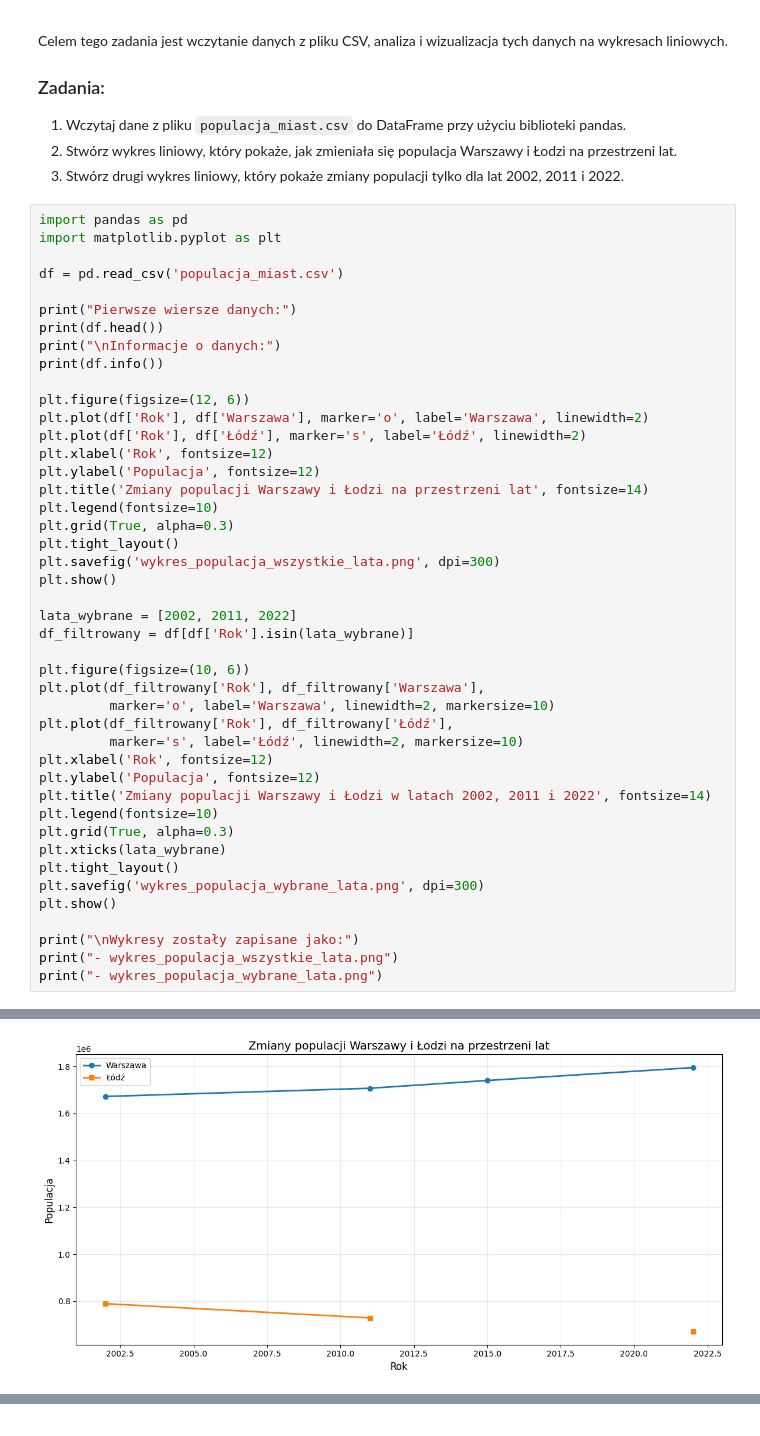
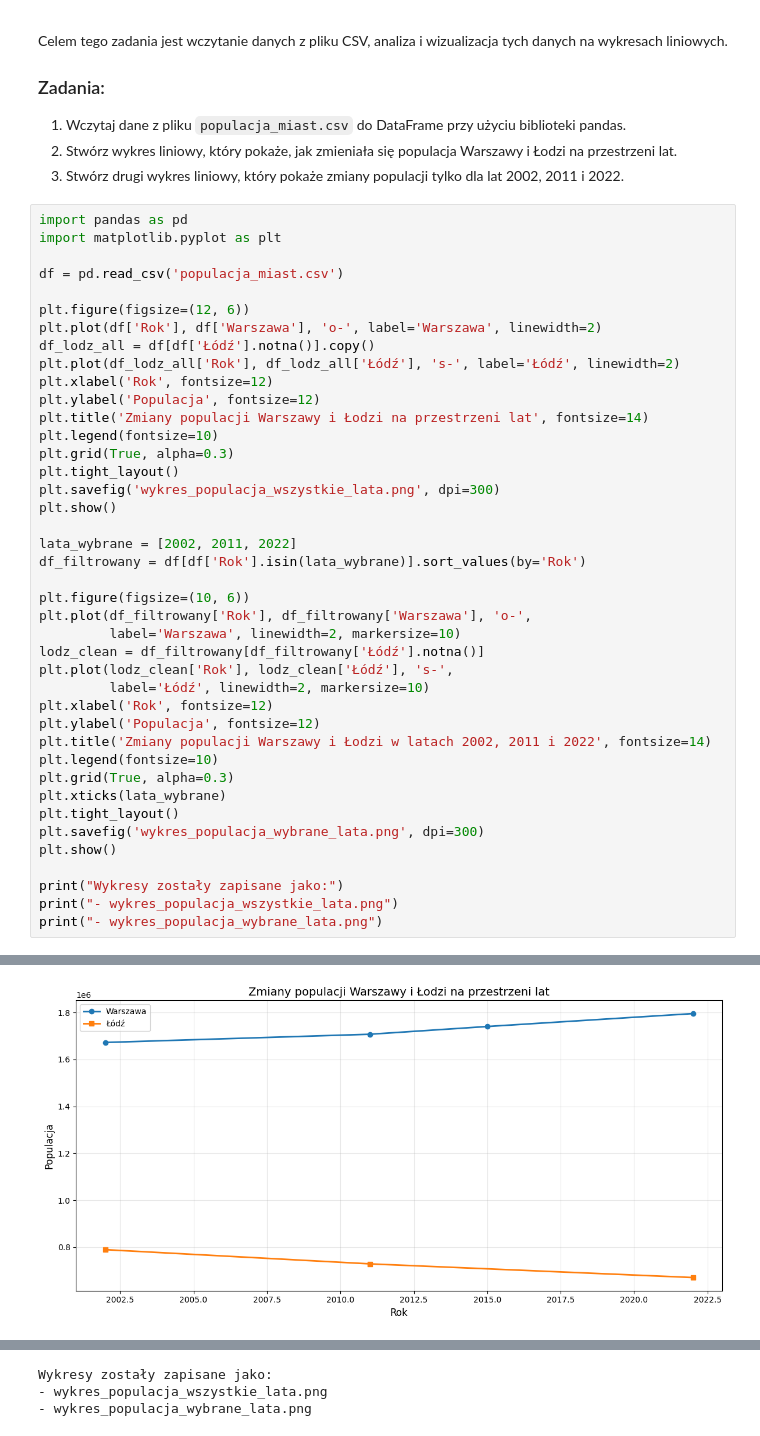
Before and after one commit to GabrielWalak/Eksploracja-danych, a Jupyter notebook: zaj2_pandas_wykresy.ipynb, the cells around one changed output, grey strips where cells are left out. Cells and saved outputs as stored; diff of their text form.

```diff
--- a/zaj2_pandas_wykresy.ipynb
+++ b/zaj2_pandas_wykresy.ipynb
@@ -337,14 +337,10 @@ import matplotlib.pyplot as plt
 
 df = pd.read_csv('populacja_miast.csv')
 
-print("Pierwsze wiersze danych:")
-print(df.head())
-print("\nInformacje o danych:")
-print(df.info())
-
 plt.figure(figsize=(12, 6))
-plt.plot(df['Rok'], df['Warszawa'], marker='o', label='Warszawa', linewidth=2)
-plt.plot(df['Rok'], df['Łódź'], marker='s', label='Łódź', linewidth=2)
+plt.plot(df['Rok'], df['Warszawa'], 'o-', label='Warszawa', linewidth=2)
+df_lodz_all = df[df['Łódź'].notna()].copy()
+plt.plot(df_lodz_all['Rok'], df_lodz_all['Łódź'], 's-', label='Łódź', linewidth=2)
 plt.xlabel('Rok', fontsize=12)
 plt.ylabel('Populacja', fontsize=12)
 plt.title('Zmiany populacji Warszawy i Łodzi na przestrzeni lat', fontsize=14)
@@ -355,13 +351,14 @@ plt.savefig('wykres_populacja_wszystkie_lata.png', dpi=300)
 plt.show()
 
 lata_wybrane = [2002, 2011, 2022]
-df_filtrowany = df[df['Rok'].isin(lata_wybrane)]
+df_filtrowany = df[df['Rok'].isin(lata_wybrane)].sort_values(by='Rok')
 
 plt.figure(figsize=(10, 6))
-plt.plot(df_filtrowany['Rok'], df_filtrowany['Warszawa'],
-         marker='o', label='Warszawa', linewidth=2, markersize=10)
-plt.plot(df_filtrowany['Rok'], df_filtrowany['Łódź'],
-         marker='s', label='Łódź', linewidth=2, markersize=10)
+plt.plot(df_filtrowany['Rok'], df_filtrowany['Warszawa'], 'o-',
+         label='Warszawa', linewidth=2, markersize=10)
+lodz_clean = df_filtrowany[df_filtrowany['Łódź'].notna()]
+plt.plot(lodz_clean['Rok'], lodz_clean['Łódź'], 's-',
+         label='Łódź', linewidth=2, markersize=10)
 plt.xlabel('Rok', fontsize=12)
 plt.ylabel('Populacja', fontsize=12)
 plt.title('Zmiany populacji Warszawy i Łodzi w latach 2002, 2011 i 2022', fontsize=14)
@@ -372,7 +369,7 @@ plt.tight_layout()
 plt.savefig('wykres_populacja_wybrane_lata.png', dpi=300)
 plt.show()
 
-print("\nWykresy zostały zapisane jako:")
+print("Wykresy zostały zapisane jako:")
 print("- wykres_populacja_wszystkie_lata.png")
 print("- wykres_populacja_wybrane_lata.png")
 # %% [output]
@@ -398,2 +376,2 @@ None
-[figure, old version]
+[figure, new version]
 [figure]
@@ -402,0 +378,3 @@ Wykresy zostały zapisane jako:
+Wykresy zostały zapisane jako:
+- wykres_populacja_wszystkie_lata.png
+- wykres_populacja_wybrane_lata.png
```
Also changed, not shown: parts of 2 cells of this notebook.
